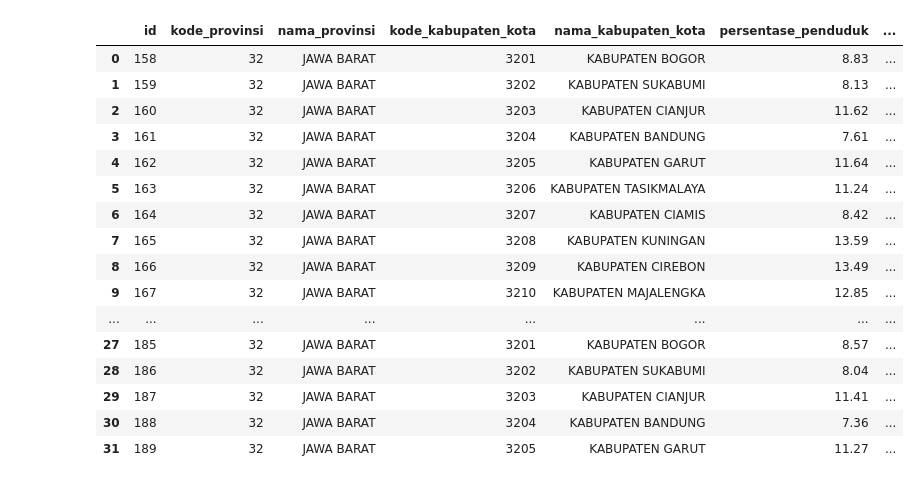
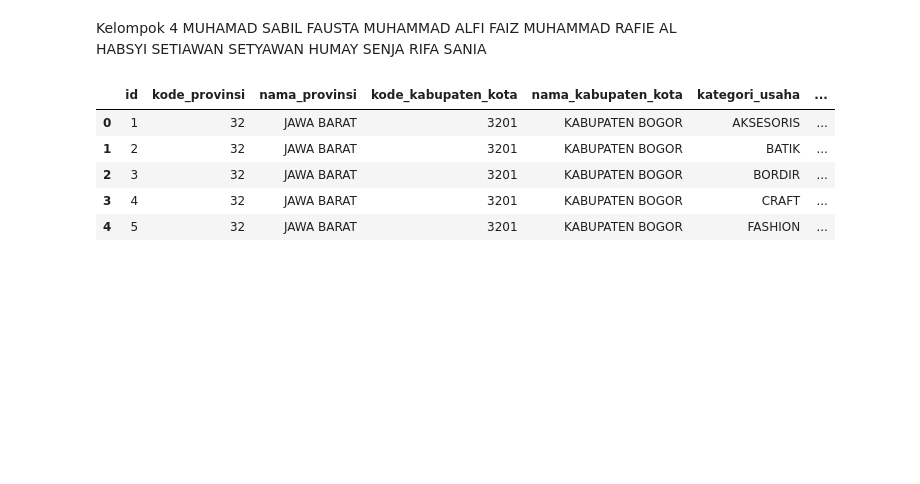
Before and after one commit to AlfiFaiz/data_mining, a Jupyter notebook: kelompok 4.ipynb, the cells around one changed output. Saved outputs shown, nothing was run; the diff lists cells and outputs as text; code cells hidden in the pictures; blank space fills up the shorter version.

```diff
--- a/kelompok 4.ipynb
+++ b/kelompok 4.ipynb
@@ -1,3 +1,10 @@
+# %% [markdown]
+Kelompok 4
+MUHAMAD SABIL FAUSTA
+MUHAMMAD ALFI FAIZ
+MUHAMMAD RAFIE AL HABSYI SETIAWAN
+SETYAWAN HUMAY SENJA
+RIFA SANIA
 # %%
 %matplotlib inline
 import numpy as np
@@ -5,23 +12,12 @@ import pandas as pd
 import matplotlib.pyplot as plt
 import seaborn as sns
 # %%
-df = pd.read_csv("D:\\kuliah\\sem3\\data mining\\data.jabarprov.go.id\\bps-od_17058_persentase_penduduk_miskin_berdasarkan_kabupatenkota_data.csv")
-df.head(32)
+df = pd.read_csv("D:\\kuliah\\sem3\\data mining\\data.jabarprov.go.id\\umkm.csv")
+df.head()
 # %% [output]
-|  | id | kode_provinsi | nama_provinsi | kode_kabupaten_kota | nama_kabupaten_kota | persentase_penduduk | ... |
-| 0 | 158 | 32 | JAWA BARAT | 3201 | KABUPATEN BOGOR | 8.83 | ... |
-| 1 | 159 | 32 | JAWA BARAT | 3202 | KABUPATEN SUKABUMI | 8.13 | ... |
-| 2 | 160 | 32 | JAWA BARAT | 3203 | KABUPATEN CIANJUR | 11.62 | ... |
-| 3 | 161 | 32 | JAWA BARAT | 3204 | KABUPATEN BANDUNG | 7.61 | ... |
-| 4 | 162 | 32 | JAWA BARAT | 3205 | KABUPATEN GARUT | 11.64 | ... |
-| 5 | 163 | 32 | JAWA BARAT | 3206 | KABUPATEN TASIKMALAYA | 11.24 | ... |
-| 6 | 164 | 32 | JAWA BARAT | 3207 | KABUPATEN CIAMIS | 8.42 | ... |
-| 7 | 165 | 32 | JAWA BARAT | 3208 | KABUPATEN KUNINGAN | 13.59 | ... |
-| 8 | 166 | 32 | JAWA BARAT | 3209 | KABUPATEN CIREBON | 13.49 | ... |
-| 9 | 167 | 32 | JAWA BARAT | 3210 | KABUPATEN MAJALENGKA | 12.85 | ... |
-| ... | ... | ... | ... | ... | ... | ... | ... |
-| 27 | 185 | 32 | JAWA BARAT | 3201 | KABUPATEN BOGOR | 8.57 | ... |
-| 28 | 186 | 32 | JAWA BARAT | 3202 | KABUPATEN SUKABUMI | 8.04 | ... |
-| 29 | 187 | 32 | JAWA BARAT | 3203 | KABUPATEN CIANJUR | 11.41 | ... |
-| 30 | 188 | 32 | JAWA BARAT | 3204 | KABUPATEN BANDUNG | 7.36 | ... |
-| 31 | 189 | 32 | JAWA BARAT | 3205 | KABUPATEN GARUT | 11.27 | ... |
+|  | id | kode_provinsi | nama_provinsi | kode_kabupaten_kota | nama_kabupaten_kota | kategori_usaha | ... |
+| 0 | 1 | 32 | JAWA BARAT | 3201 | KABUPATEN BOGOR | AKSESORIS | ... |
+| 1 | 2 | 32 | JAWA BARAT | 3201 | KABUPATEN BOGOR | BATIK | ... |
+| 2 | 3 | 32 | JAWA BARAT | 3201 | KABUPATEN BOGOR | BORDIR | ... |
+| 3 | 4 | 32 | JAWA BARAT | 3201 | KABUPATEN BOGOR | CRAFT | ... |
+| 4 | 5 | 32 | JAWA BARAT | 3201 | KABUPATEN BOGOR | FASHION | ... |
```
Also changed, not shown: parts of 7 cells of this notebook, 2 other files.
